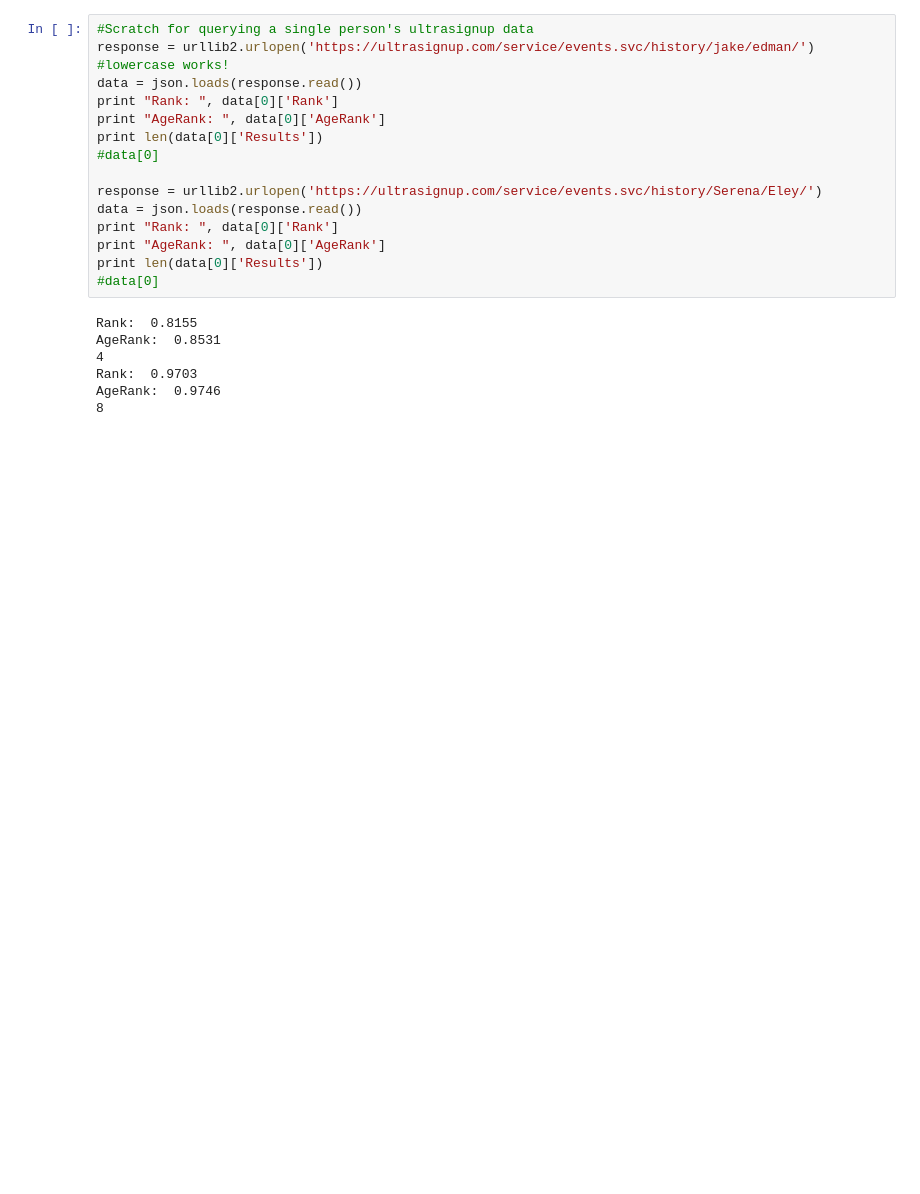
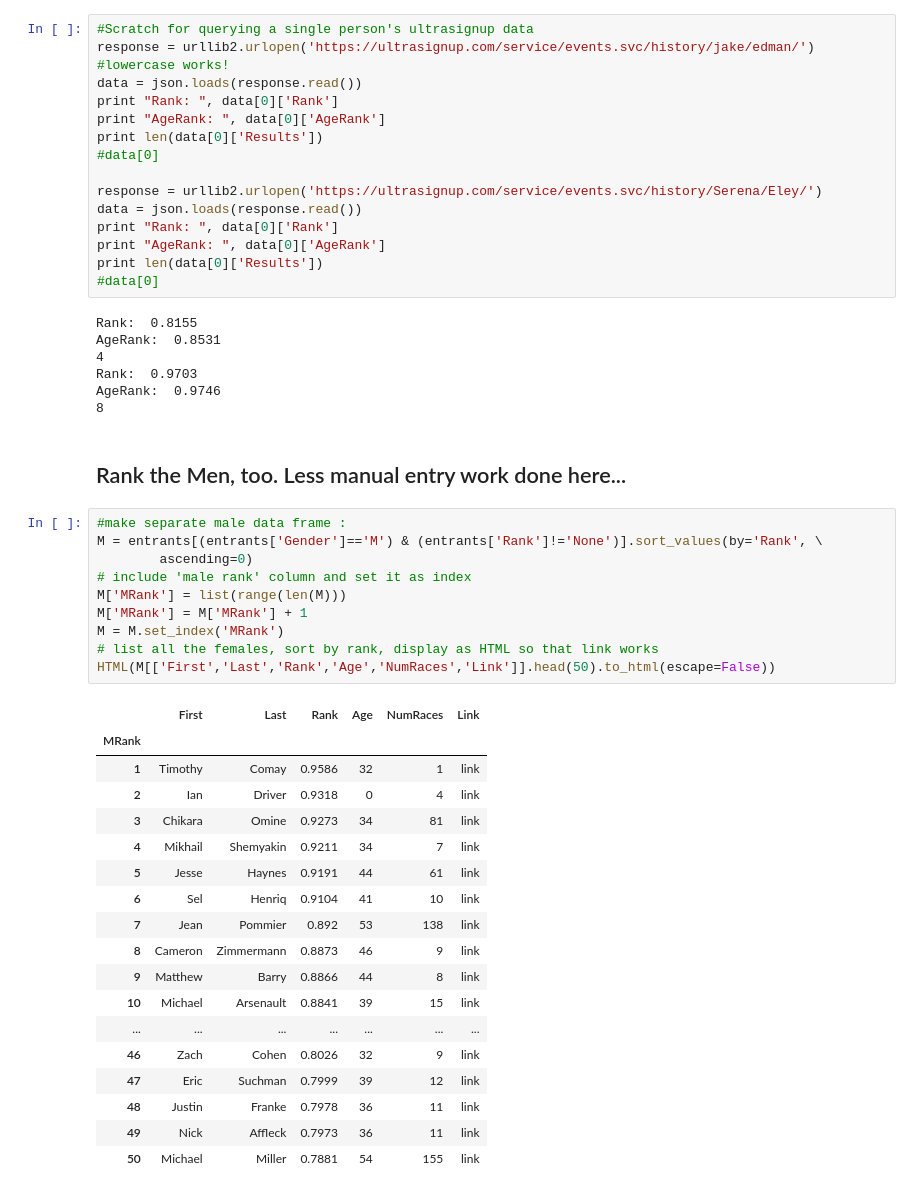
Before and after one commit to swuerth/miwok, a Jupyter notebook: MiwokDatabase.ipynb, the cells around one changed output. Saved outputs shown, nothing was run; the diff lists cells and outputs as text; blank space fills up the shorter version.

Commit message:
ranked males too

```diff
--- a/MiwokDatabase.ipynb
+++ b/MiwokDatabase.ipynb
@@ -264,3 +265,34 @@ AgeRank:  0.8531
 Rank:  0.9703
 AgeRank:  0.9746
 8
+# %% [markdown]
+## Rank the Men, too. Less manual entry work done here...
+# %%
+#make separate male data frame :
+M = entrants[(entrants['Gender']=='M') & (entrants['Rank']!='None')].sort_values(by='Rank', \
+        ascending=0)
+# include 'male rank' column and set it as index
+M['MRank'] = list(range(len(M)))
+M['MRank'] = M['MRank'] + 1
+M = M.set_index('MRank')
+# list all the females, sort by rank, display as HTML so that link works
+HTML(M[['First','Last','Rank','Age','NumRaces','Link']].head(50).to_html(escape=False))
+# %% [output]
+|  | First | Last | Rank | Age | NumRaces | Link |
+| MRank |  |  |  |  |  |  |
+| 1 | Timothy | Comay | 0.9586 | 32 | 1 | link |
+| 2 | Ian | Driver | 0.9318 | 0 | 4 | link |
+| 3 | Chikara | Omine | 0.9273 | 34 | 81 | link |
+| 4 | Mikhail | Shemyakin | 0.9211 | 34 | 7 | link |
+| 5 | Jesse | Haynes | 0.9191 | 44 | 61 | link |
+| 6 | Sel | Henriq | 0.9104 | 41 | 10 | link |
+| 7 | Jean | Pommier | 0.892 | 53 | 138 | link |
+| 8 | Cameron | Zimmermann | 0.8873 | 46 | 9 | link |
+| 9 | Matthew | Barry | 0.8866 | 44 | 8 | link |
+| 10 | Michael | Arsenault | 0.8841 | 39 | 15 | link |
+| ... | ... | ... | ... | ... | ... | ... |
+| 46 | Zach | Cohen | 0.8026 | 32 | 9 | link |
+| 47 | Eric | Suchman | 0.7999 | 39 | 12 | link |
+| 48 | Justin | Franke | 0.7978 | 36 | 11 | link |
+| 49 | Nick | Affleck | 0.7973 | 36 | 11 | link |
+| 50 | Michael | Miller | 0.7881 | 54 | 155 | link |
```
Also changed, not shown: parts of 1 cell of this notebook.
